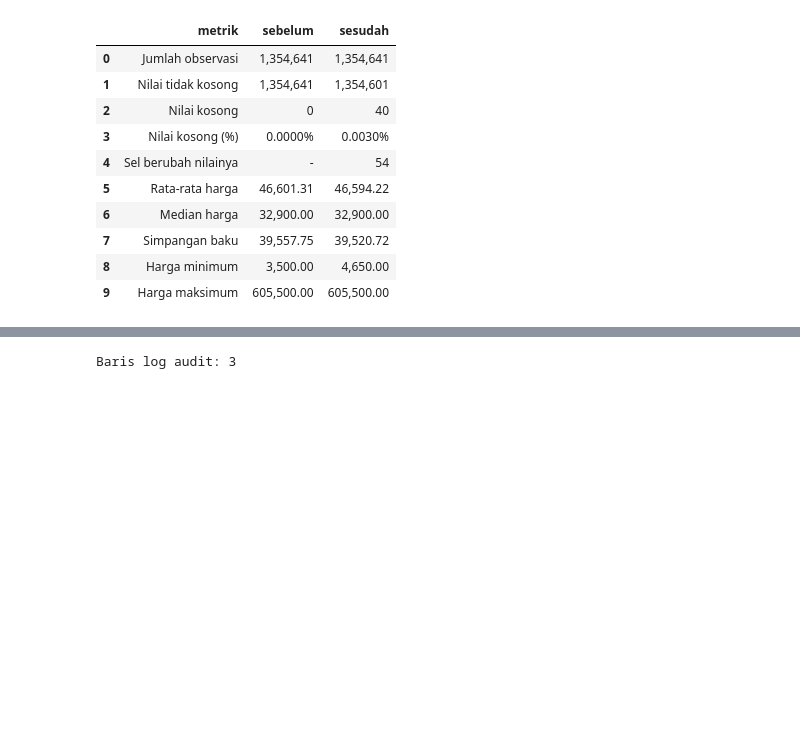
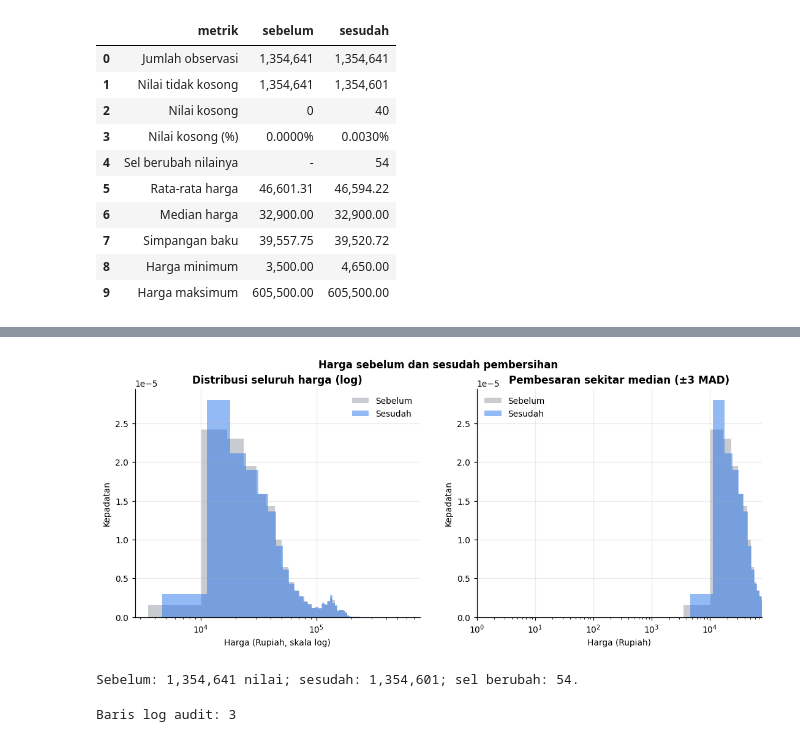
Before and after one commit to Abhiprayaa29/1_IFB_RestuBapak, a Jupyter notebook: Projek_Akhir_Data_Science.ipynb, the cells around one changed output, grey strips where cells are left out. Saved outputs shown, nothing was run; the diff lists cells and outputs as text; code cells hidden in the pictures; blank space fills up the shorter version.

```diff
--- a/Projek_Akhir_Data_Science.ipynb
+++ b/Projek_Akhir_Data_Science.ipynb
@@ -1761,3 +1850,30 @@ display(perubahan)
+# %%
+# Distribusi sebelum/sesudah cleaning. Log scale dipakai karena rentang harga sangat lebar.
+_raw = panel.loc[panel["Harga"].gt(0), "Harga"].dropna()
+_clean = panel.loc[panel["Harga_bersih"].gt(0), "Harga_bersih"].dropna()
+_sample_raw = _raw.sample(n=min(250_000, len(_raw)), random_state=42)
+_sample_clean = _clean.sample(n=min(250_000, len(_clean)), random_state=42)
+_med = float(panel["Harga"].median())
+_mad = float((panel["Harga"] - _med).abs().median())
+_lo, _hi = max(1, _med - 3 * _mad), _med + 3 * _mad
+fig, axes = plt.subplots(1, 2, figsize=(12, 4.4))
+for _ax in axes:
+    _ax.hist(_sample_raw, bins=90, alpha=.48, density=True, color="#8c959f", label="Sebelum")
+    _ax.hist(_sample_clean, bins=90, alpha=.48, density=True, color="#1f6feb", label="Sesudah")
+    _ax.set_xscale("log")
+    _ax.set_ylabel("Kepadatan")
+    _ax.legend(frameon=False)
+axes[0].set_title("Distribusi seluruh harga (log)")
+axes[0].set_xlabel("Harga (Rupiah, skala log)")
+axes[1].set_xlim(_lo, _hi)
+axes[1].set_title("Pembesaran sekitar median (±3 MAD)")
+axes[1].set_xlabel("Harga (Rupiah)")
+fig.suptitle("Harga sebelum dan sesudah pembersihan", fontweight="bold")
+savefig(fig, "fig_d3_sebelum_sesudah_cleaning.png")
+print(f"Sebelum: {len(_raw):,} nilai; sesudah: {len(_clean):,}; sel berubah: {int((panel['Harga'] != panel['Harga_bersih']).sum()):,}.")
+# %% [output]
+[figure, added]
+Sebelum: 1,354,641 nilai; sesudah: 1,354,601; sel berubah: 54.
 # %%
 # Log audit terperinci
 log_rows = []
```
Also changed, not shown: parts of 18 cells of this notebook, 20 other files.
